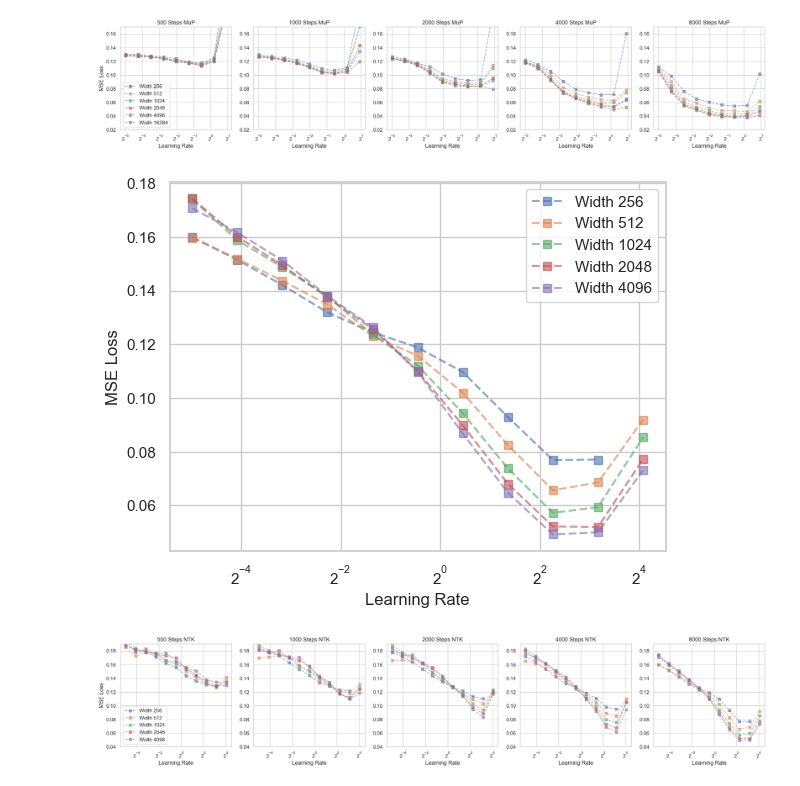
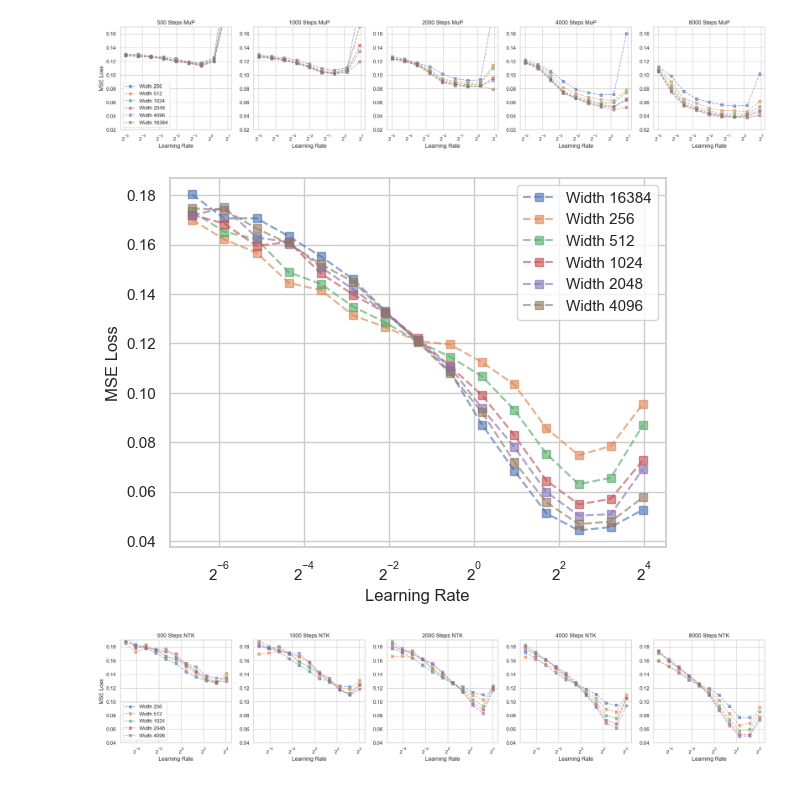
Before and after one commit to Petyrrrrr/MuP_games, a Jupyter notebook: two_hidden_layer.ipynb, the cells around one changed output. Cells and saved outputs as stored; diff of their text form; code cells hidden in the pictures.

```diff
--- a/two_hidden_layer.ipynb
+++ b/two_hidden_layer.ipynb
@@ -88,16 +128,16 @@ for i in range(len(steps)):
 # %% [output]
 [figure]
 # %%
-d_in=30
-widths = [256, 512, 1024, 2048, 4096]
+d_in=32
+widths = [16384, 256, 512, 1024, 2048, 4096, ]
 B = 512
-T = 8100
-lrs = np.logspace(-1.5, 1.5, 12)
-teacher_weights = make_teacher(d_in, device, seed=42, teacher_width = 10000)
+T = 10100
+lrs = np.logspace(-2.0, 1.2, 15)
+teacher_weights = make_teacher(d_in, device, seed=42, teacher_width = 20000)
 train_losses_ntk = train_ntk(d_in, widths, B, T, lrs, sample_batch_teacher, device)
 display_results(widths, lrs, train_losses_ntk)
 # %% [output]
-[figure, old version]
+[figure, new version]
 # %%
 #NTK
 steps = [500, 1000, 2000, 4000, 8000]
```
Also changed, not shown: parts of 7 cells of this notebook, 1 other file.
